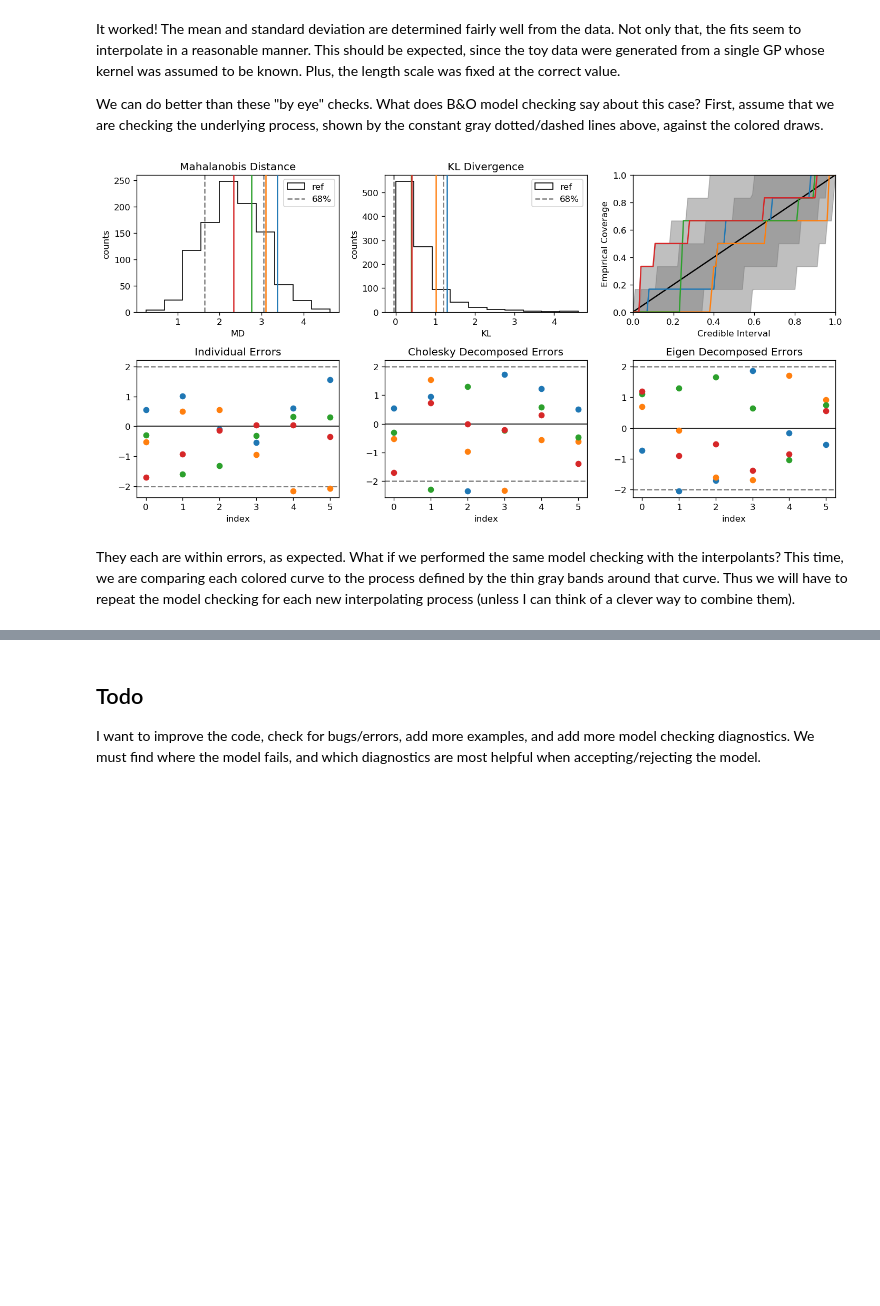
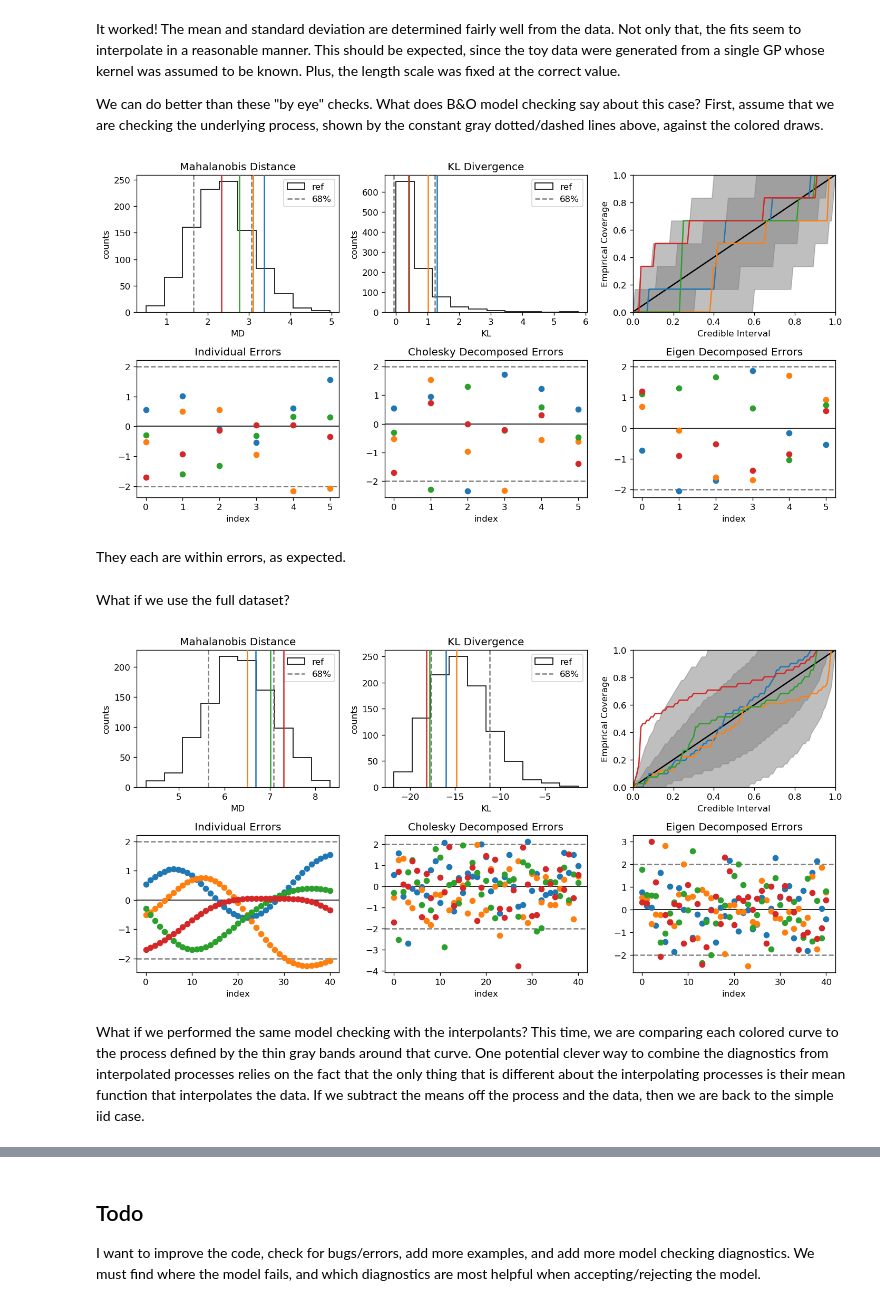
Before and after one commit to buqeye/gsum, a Jupyter notebook: gsum/examples/model_checking_tests.ipynb, the cells around one changed output, grey strips where cells are left out. Saved outputs shown, nothing was run; the diff lists cells and outputs as text; code cells hidden in the pictures; blank space fills up the shorter version.

```diff
--- a/gsum/examples/model_checking_tests.ipynb
+++ b/gsum/examples/model_checking_tests.ipynb
@@ -321,7 +329,7 @@ class GraphicalDiagnostic:
         ax.hist(ref, density=False, label='ref', histtype='step', color='k')
         ax.vlines([ref_mean - ref_sd, ref_mean + ref_sd], 0, 1, color='gray',
                   linestyle='--', transform=ax.get_xaxis_transform(), label='68%')
-        for c, d in zip(self.color_cycle, np.atleast_1d(data)):
+        for c, d in zip(cycle(self.color_cycle), np.atleast_1d(data)):
             ax.axvline(d, 0, 1, zorder=50, **c)
         ax.legend()
         if title is not None:
@@ -458,12 +470,24 @@ It worked! The mean and standard deviation are determined fairly well from the d
 
 We can do better than these "by eye" checks. What does B&O model checking say about this case? First, assume that we are checking the underlying process, shown by the constant gray dotted/dashed lines above, against the colored draws.
 # %%
-np.random.seed(1)
+np.random.seed(seed)
 gp = GP(kernel)
 gpmc = GPModelChecking(mean, cov)
-gd = GraphicalDiagnostic(gpmc, toy_data)
+gd = GraphicalDiagnostic(gpmc, toy_data, nref=n_ref)
 gd.plotzilla(X, gp);
 # %% [output]
-[figure, old version]
+[figure, new version]
+# %% [markdown]
+They each are within errors, as expected.
+# %% [markdown]
+What if we use the full dataset?
+# %%
+gpmc_full = GPModelChecking(mean_full, cov_full)
+gd_full = GraphicalDiagnostic(gpmc_full, toy_data_full, nref=n_ref)
+gd_full.plotzilla(X_full, gp);
+# %% [output]
+[figure, added]
 # %% [markdown]
-They each are within errors, as expected. What if we performed the same model checking with the interpolants? This time, we are comparing each colored curve to the process defined by the thin gray bands around that curve. Thus we will have to repeat the model checking for each new interpolating process (unless I can think of a clever way to combine them).
+What if we performed the same model checking with the interpolants?
+This time, we are comparing each colored curve to the process defined by the thin gray bands around that curve.
+One potential clever way to combine the diagnostics from interpolated processes relies on the fact that the only thing that is different about the interpolating processes is their mean function that interpolates the data. If we subtract the means off the process and the data, then we are back to the simple iid case.
```
Also changed, not shown: parts of 15 cells of this notebook.
